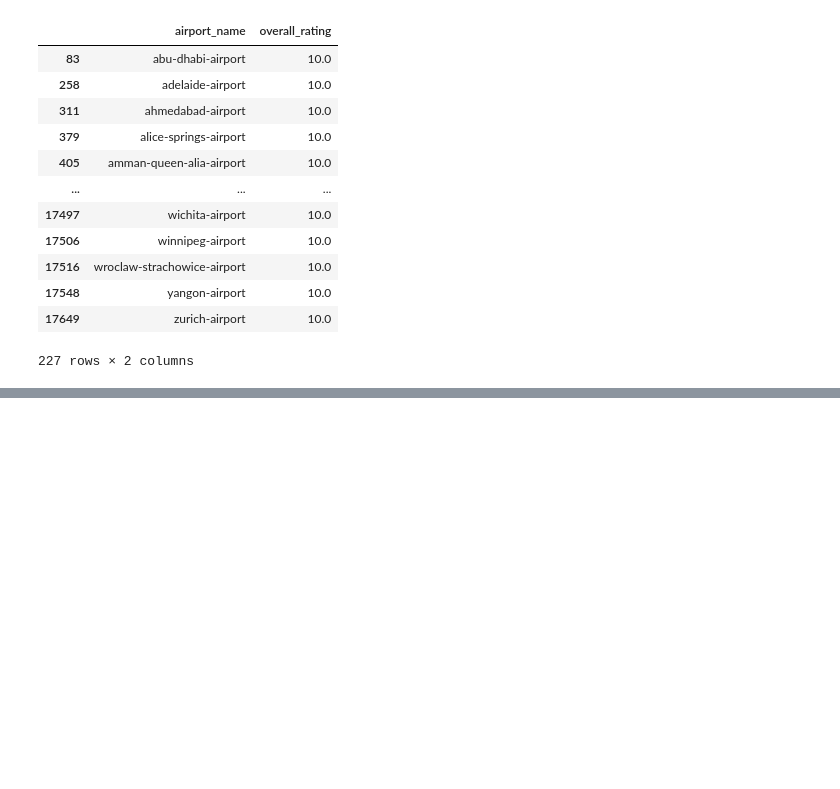
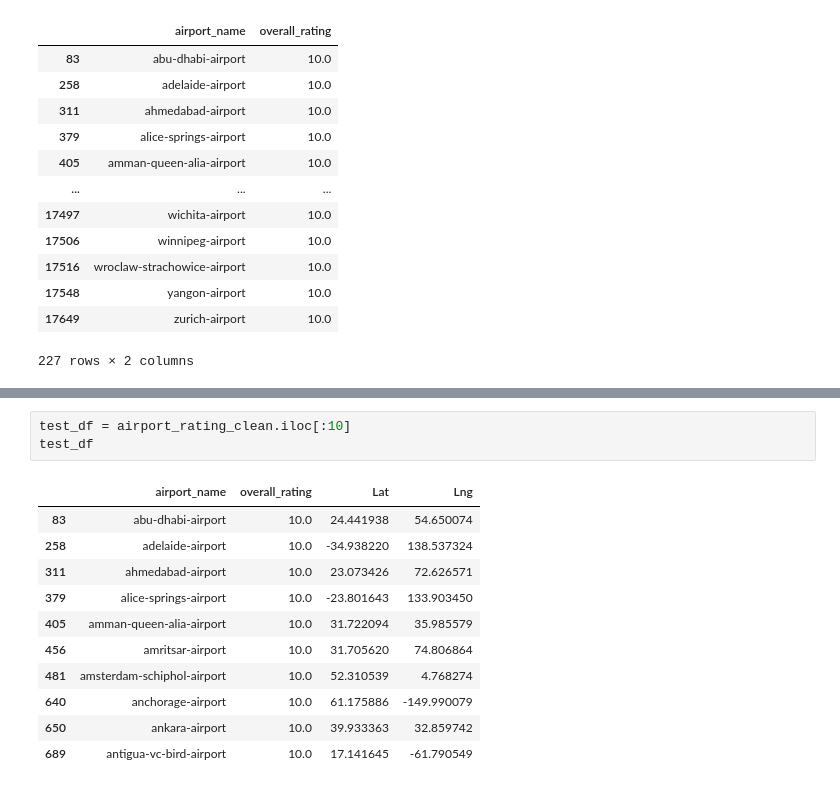
Before and after one commit to TommyHvidhyld/Comparing_Airports, a Jupyter notebook: airport.ipynb, the cells around one changed output, grey strips where cells are left out. Cells and saved outputs as stored; diff of their text form; blank space fills up the shorter version.

```diff
--- a/airport.ipynb
+++ b/airport.ipynb
@@ -70,0 +166,15 @@ airport_rating
+# %%
+test_df = airport_rating_clean.iloc[:10]
+test_df
+# %% [output]
+|  | airport_name | overall_rating | Lat | Lng |
+| 83 | abu-dhabi-airport | 10.0 | 24.441938 | 54.650074 |
+| 258 | adelaide-airport | 10.0 | -34.938220 | 138.537324 |
+| 311 | ahmedabad-airport | 10.0 | 23.073426 | 72.626571 |
+| 379 | alice-springs-airport | 10.0 | -23.801643 | 133.903450 |
+| 405 | amman-queen-alia-airport | 10.0 | 31.722094 | 35.985579 |
+| 456 | amritsar-airport | 10.0 | 31.705620 | 74.806864 |
+| 481 | amsterdam-schiphol-airport | 10.0 | 52.310539 | 4.768274 |
+| 640 | anchorage-airport | 10.0 | 61.175886 | -149.990079 |
+| 650 | ankara-airport | 10.0 | 39.933363 | 32.859742 |
+| 689 | antigua-vc-bird-airport | 10.0 | 17.141645 | -61.790549 |
```
Also changed, not shown: parts of 20 cells of this notebook.
